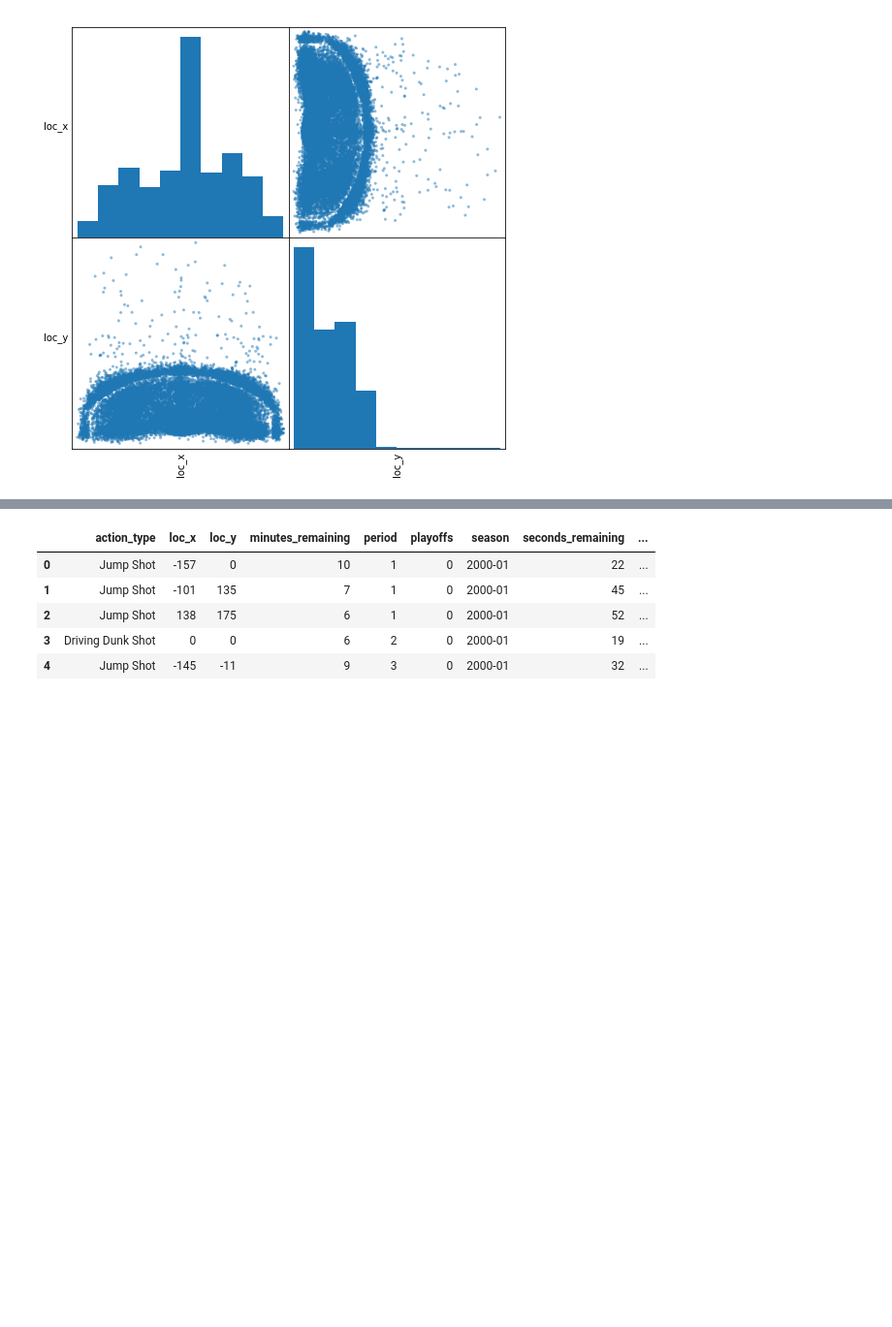
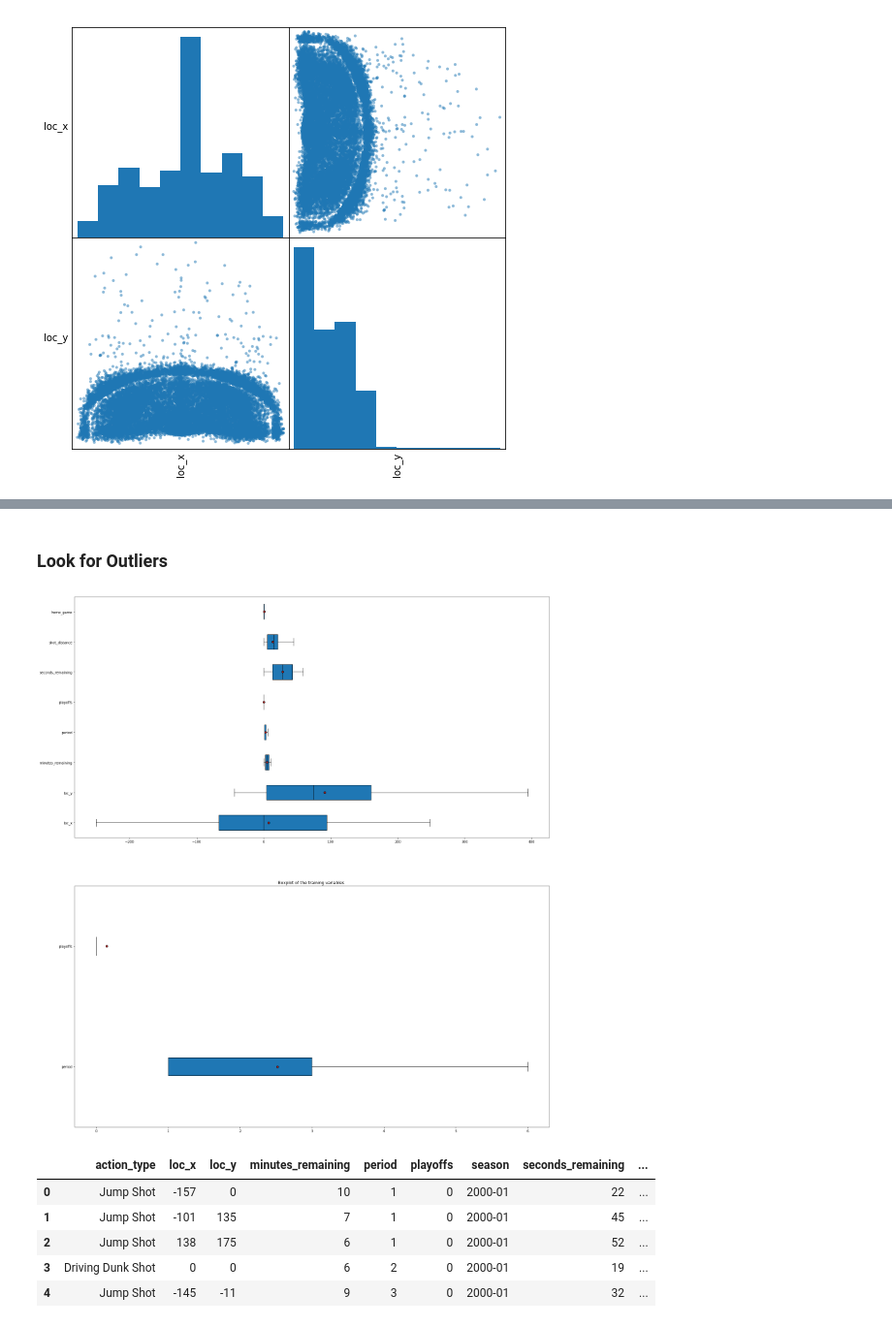
Before and after one commit to fstarsinic/kaggle, a Jupyter notebook: kobe-bryant-shot-selection/Kobe-Shots.ipynb, the cells around one changed output, grey strips where cells are left out. Shown at 97% size. Saved outputs shown, nothing was run; the diff lists cells and outputs as text; code cells hidden in the pictures; blank space fills up the shorter version.

```diff
--- a/kobe-bryant-shot-selection/Kobe-Shots.ipynb
+++ b/kobe-bryant-shot-selection/Kobe-Shots.ipynb
@@ -396,3 +410,55 @@ for i in range(n):
+# %% [markdown]
+### Look for Outliers
+# %%
+# Hereunder , we will show the boxplot of the quantitative variables of the training datas .
+import matplotlib.pyplot as plt
+ind1=tr[tr['loc_x'].notna()==True].index
+tr1=tr['loc_x'].iloc[ind1]
+ind2=tr[tr['loc_y'].notna()==True].index
+tr2=tr['loc_y'].iloc[ind2]
+ind3=tr[tr['minutes_remaining'].notna()==True].index
+tr3=tr['minutes_remaining'].iloc[ind3]
+ind4=tr[tr['period'].notna()==True].index
+tr4=tr['period'].iloc[ind4]
+ind5=tr[tr['playoffs'].notna()==True].index
+tr5=tr['playoffs'].iloc[ind5]
+
+ind6=tr[tr['seconds_remaining'].notna()==True].index
+tr6=tr['seconds_remaining'].iloc[ind5]
+
+ind7=tr[tr['shot_distance'].notna()==True].index
+tr7=tr['shot_distance'].iloc[ind5]
+
+ind8=tr[tr['home_game'].notna()==True].index
+tr8=tr['home_game'].iloc[ind5]
+
+fig=plt.figure(figsize=(25,60))
+fig.add_subplot(4,1,1)
+var1=[tr1,tr2,tr3,tr4,tr5,tr6,tr7,tr8]
+label1=['loc_x','loc_y','minutes_remaining','period','playoffs','seconds_remaining','shot_distance','home_game']
+medianprops={'color':"black"}
+meanprops={'marker':'o','markeredgecolor':"black",'markerfacecolor':"firebrick"}
+plt.boxplot(var1,labels=label1,vert=False,patch_artist=True,medianprops=medianprops,\
+           meanprops=meanprops,showmeans=True,showfliers=False)
+var2=[tr4,tr5]
+label2=['period','playoffs']
+fig.add_subplot(4,1,2)
+plt.boxplot(var2,labels=label2,vert=False,patch_artist=True,medianprops=medianprops,\
+           meanprops=meanprops,showmeans=True,showfliers=False)
+#fig.add_subplot(4,1,3)
+#var3=[tr['meter_reading'],tr3]
+#label3=['meter_reading','seal_level_pressure']
+#plt.boxplot(var3,labels=label3,vert=False,patch_artist=True,medianprops=medianprops,\
+#           meanprops=meanprops,showmeans=True,showfliers=False)
+#fig.add_subplot(4,1,4)
+#var4=[tr['square_feet']]
+#label4=['square_feet']
+#plt.boxplot(var4,labels=label4,vert=False,patch_artist=True,medianprops=medianprops,\
+#           meanprops=meanprops,showmeans=True,showfliers=False)
+plt.title('Boxplot of the training variables ')
+plt.show()
+# %% [output]
+[figure, added]
 # %%
 # we use a pipeline to apply all the stages of tranformation to the data
 
```
Also changed, not shown: parts of 5 cells of this notebook.
